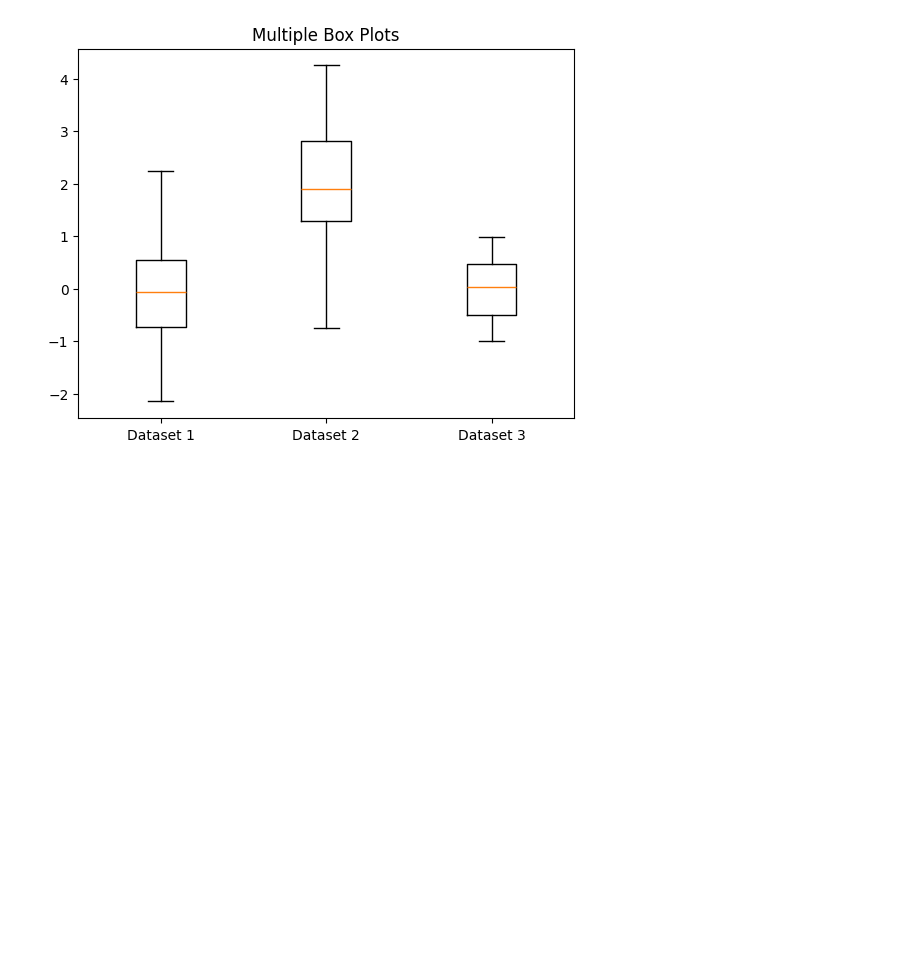
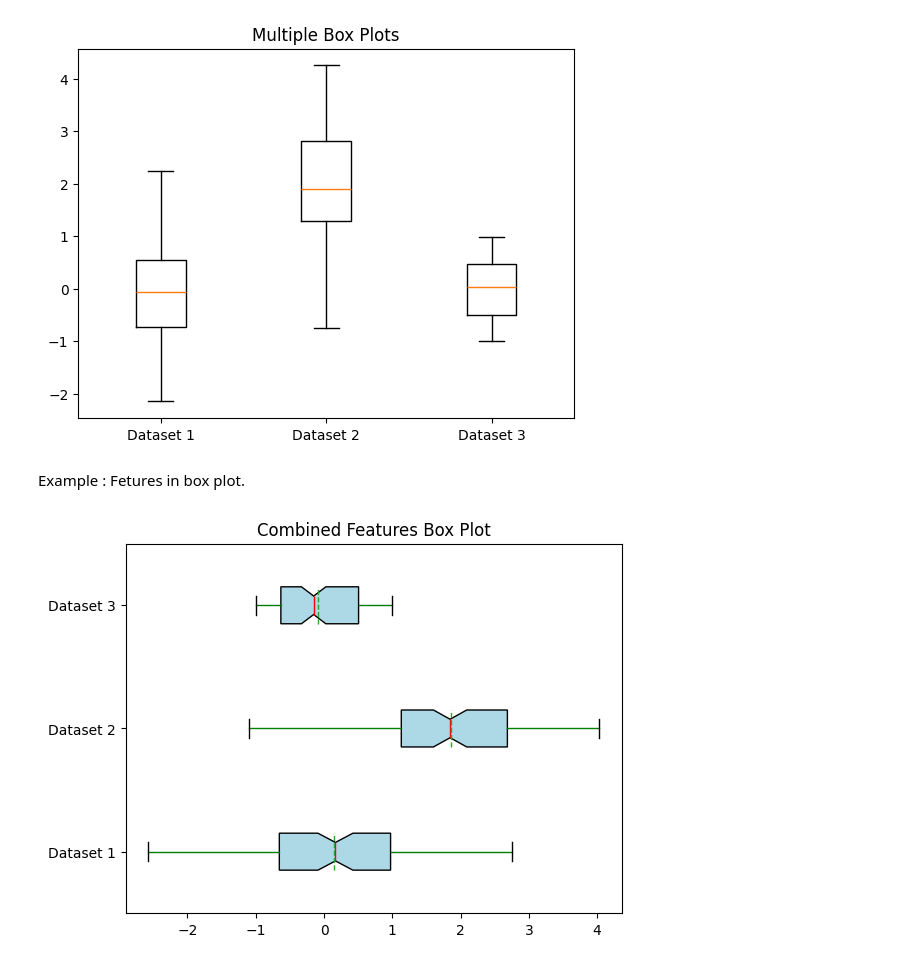
Before and after one commit to Rizwansaifi571/Matplotlib_Tutorial, a Jupyter notebook: BoxPlot.ipynb, the cells around one changed output. Drawn from its saved outputs; the diff is of its cells as text; code cells hidden in the pictures; blank space fills up the shorter version.

```diff
--- a/BoxPlot.ipynb
+++ b/BoxPlot.ipynb
@@ -65,3 +65,32 @@ plt.title('Multiple Box Plots')
 plt.show()
 # %% [output]
 [figure]
+# %% [markdown]
+Example : Fetures in box plot.
+# %%
+import matplotlib.pyplot as plt
+import numpy as np
+
+# Generating multiple datasets
+data_set1 = np.random.randn(100)
+data_set2 = np.random.normal(2, 1, 100)
+data_set3 = np.random.uniform(-1, 1, 100)
+
+# Grouped Box Plot with Multiple Features
+plt.boxplot([data_set1, data_set2, data_set3],
+            labels=['Dataset 1', 'Dataset 2', 'Dataset 3'],
+            notch=True,
+            vert=False,
+            patch_artist=True,
+            boxprops=dict(facecolor='lightblue', color='black'),
+            whiskerprops=dict(color='green'),
+            medianprops=dict(color='red'),
+            flierprops=dict(marker='o', markerfacecolor='red', markersize=8),
+            showmeans=True,
+            meanline=True
+            )
+
+plt.title('Combined Features Box Plot')
+plt.show()
+# %% [output]
+[figure, added]
```
Also changed, not shown: parts of 1 cell of this notebook.
